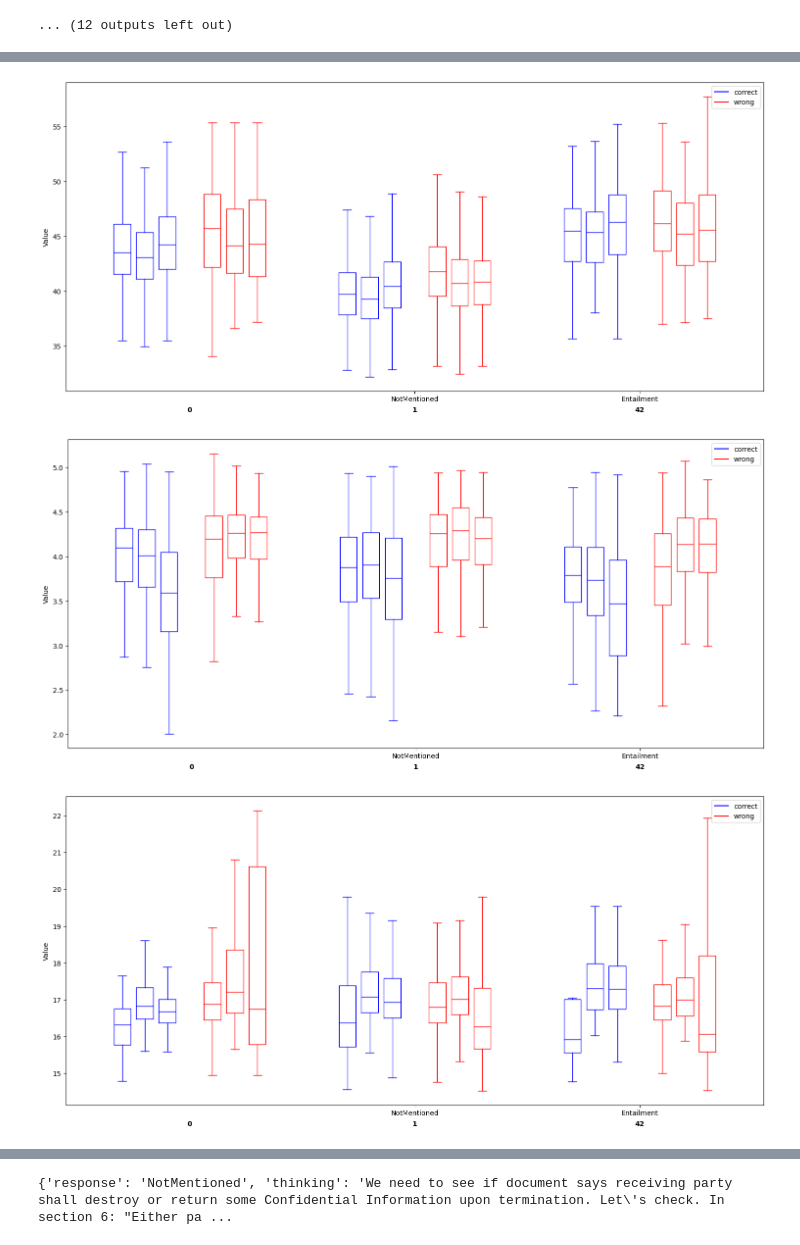
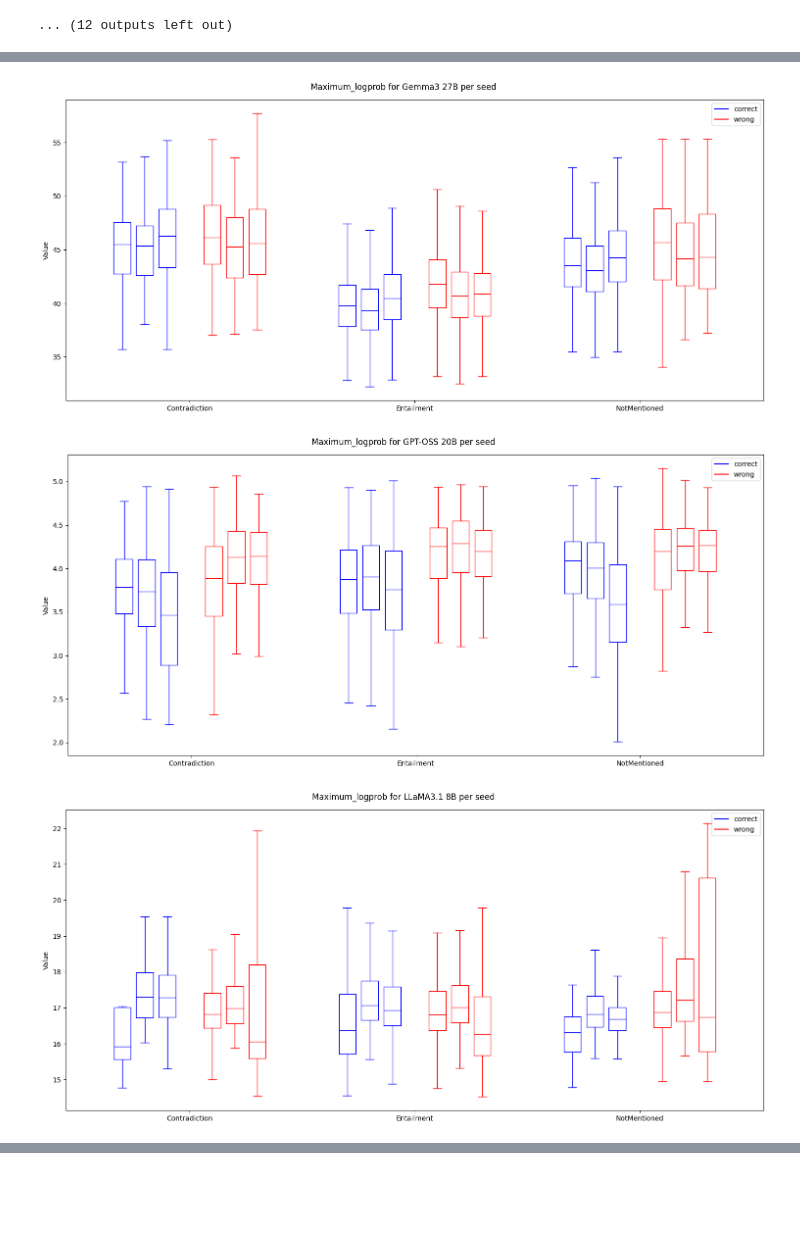
Before and after one commit to fbaratov/contractnli-llms, a Jupyter notebook: notebooks/boxplots_comparison.ipynb, the cells around one changed output, grey strips where cells are left out. Saved outputs shown, nothing was run; the diff lists cells and outputs as text; code cells hidden in the pictures; blank space fills up the shorter version.

```diff
--- a/notebooks/boxplots_comparison.ipynb
+++ b/notebooks/boxplots_comparison.ipynb
@@ -362,7 +362,7 @@ def plot_seed_boxplots(data):
     """
 
     seeds = list(data.keys())
-    labels = list(next(iter(data.values()))['correct'].keys())
+    labels = sorted(list(next(iter(data.values()))['correct'].keys()))
 
     num_labels = len(labels)
     box_width = 0.15
@@ -389,6 +389,8 @@ def plot_seed_boxplots(data):
 
         pos_correct = [current_x - po for po in pair_offset]
         pos_wrong = [current_x + po for po in pair_offset]
+        x_positions.append(current_x)
+        x_labels.append(label)
         current_x += 1
 
         model_end = current_x - 1
@@ -414,24 +416,22 @@ def plot_seed_boxplots(data):
         set_boxplot_line_color(bp_correct, 'blue')
         set_boxplot_line_color(bp_wrong, 'red')
 
-        x_positions.append(current_x)
-        x_labels.append(label)
 
     ax.set_xticks(x_positions)
-    ax.set_xticklabels(x_labels)
+    ax.set_xticklabels(labels)
 
-    # Model labels below x-axis
-    for center, seed in zip(seed_centers, seeds):
-        ax.text(
-            center,
-            -0.05,
-            seed,
-            ha='center',
-            va='top',
-            transform=ax.get_xaxis_transform(),
-            fontsize=10,
-            fontweight='bold'
-        )
+    # # Model labels below x-axis
+    # for center, seed in zip(seed_centers, seeds):
+    #     ax.text(
+    #         center,
+    #         -0.05,
+    #         seed,
+    #         ha='center',
+    #         va='top',
+    #         transform=ax.get_xaxis_transform(),
+    #         fontsize=10,
+    #         fontweight='bold'
+    #     )
 
     ax.set_ylabel("Value")
 
@@ -440,16 +440,13 @@ def plot_seed_boxplots(data):
     ax.plot([], [], color='red', label='wrong')
     ax.legend()
 
-    plt.tight_layout()
-    plt.show()
-
     return fig, ax
 
-for metric in ["maximum_logprob"]:
+for metric in ["maximum_logprob", "perplexity", "average_logprob"]:
     sorted_seed_responses = {}
-    for seed in by_seed.keys():
-        for k,seed_dict in by_seed[seed].items():
-            sorted_seed_responses[k] = {}
+    for model in by_seed.keys():
+        for seed,seed_dict in by_seed[model].items():
+            sorted_seed_responses[seed] = {}
 
 
             # sort correct/wrong properly, by class
@@ -465,8 +462,13 @@ for metric in ["maximum_logprob"]:
                         cw_dict[label] += [el["uncertainty"][metric]]
 
                 # save cw dict
-                sorted_seed_responses[k][cw_str] = cw_dict
+                sorted_seed_responses[seed][cw_str] = cw_dict
 
         fig, ax = plot_seed_boxplots(sorted_seed_responses)
-        save_name = f"out/figs/config_1/by_seed/{seed}_{metric}_by_seed.png"
+        fig.suptitle(f"{metric.capitalize()} for {model} per seed")
+        fig.tight_layout()
+        fig.show()
+
+        save_name = f"out/figs/config_1/by_seed/{model}_{metric}_by_seed.png"
+        fig.savefig(save_name)
 # %% [output]
@@ -474,3 +476,3 @@ for metric in ["maximum_logprob"]:
-[figure, old version]
+[figure, new version]
-[figure, old version]
+[figure, new version]
-[figure, old version]
+[figure, new version]
@@ -477,11 +486,0 @@ for metric in ["maximum_logprob"]:
-# %%
-model_seed = by_seed["GPT-OSS 20B"]
-for k in ["correct", "wrong"]:
-    seed0 = model_seed[0][k]
-    seed1 = model_seed[1][k]
-    seed42 = model_seed[42][k]
-    print(seed0['NotMentioned'][1])
-    print(seed1['NotMentioned'][1])
-    print(seed42['NotMentioned'][1])
-# %% [output]
-{'response': 'NotMentioned', 'thinking': 'We need to see if document says receiving party shall destroy or return some Confidential Information upon termination. Let\'s check. In section 6: "Either pa ...
```
Also changed, not shown: parts of 1 cell of this notebook.
